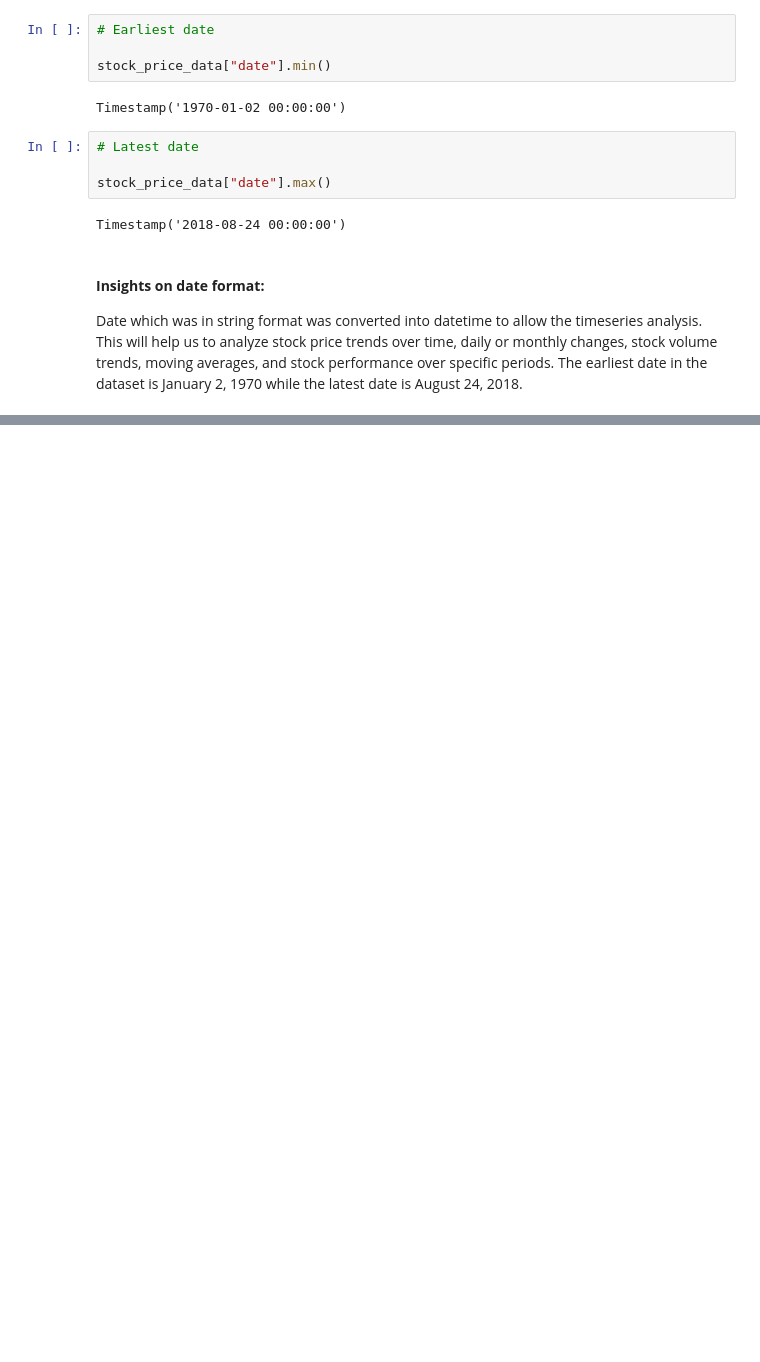
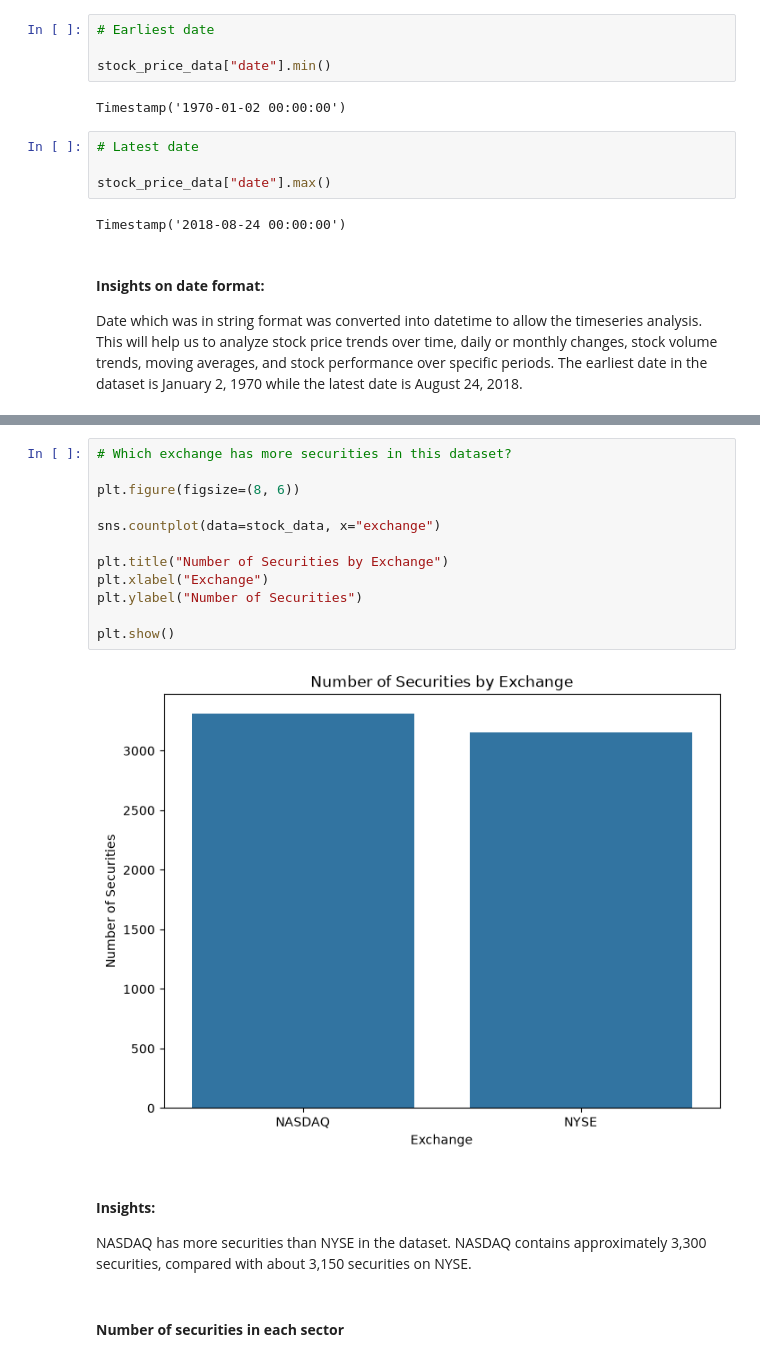
Before and after one commit to Yvesangwa/DAAI_projects, a Jupyter notebook: Project_1_EDA_Stock_Market_Data/EDA_Historical_Data_Stock_Market.ipynb, the cells around one changed output, grey strips where cells are left out. Drawn from its saved outputs; the diff is of its cells as text; blank space fills up the shorter version.

Commit message:
Exploring categorical data

```diff
--- a/Project_1_EDA_Stock_Market_Data/EDA_Historical_Data_Stock_Market.ipynb
+++ b/Project_1_EDA_Stock_Market_Data/EDA_Historical_Data_Stock_Market.ipynb
@@ -315,0 +334,20 @@ Date which was in string format was converted into datetime to allow the timeser
+# %%
+# Which exchange has more securities in this dataset?
+
+plt.figure(figsize=(8, 6))
+
+sns.countplot(data=stock_data, x="exchange")
+
+plt.title("Number of Securities by Exchange")
+plt.xlabel("Exchange")
+plt.ylabel("Number of Securities")
+
+plt.show()
+# %% [output]
+[figure, added]
+# %% [markdown]
+#### **Insights:**
+
+NASDAQ has more securities than NYSE in the dataset. NASDAQ contains approximately 3,300 securities, compared with about 3,150 securities on NYSE.
+# %% [markdown]
+#### **Number of securities in each sector**
```
Also changed, not shown: parts of 9 cells of this notebook.
